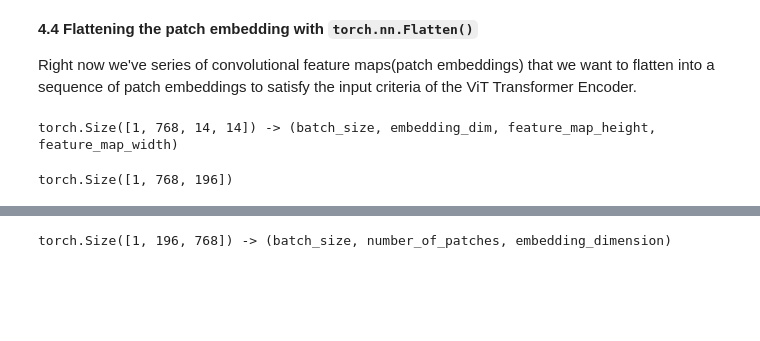
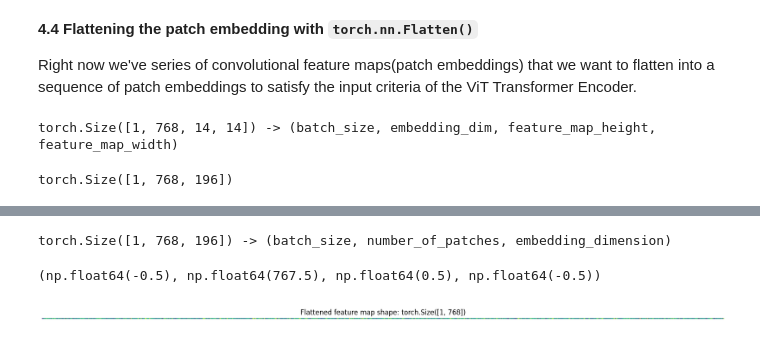
Before and after one commit to shivabasnet85/learning-pytorch-journey, a Jupyter notebook: Copy_of_08_pytorch_paper_replicating.ipynb, the cells around one changed output, grey strips where cells are left out. Saved outputs shown, nothing was run; the diff lists cells and outputs as text; code cells hidden in the pictures; blank space fills up the shorter version.

```diff
--- a/Copy_of_08_pytorch_paper_replicating.ipynb
+++ b/Copy_of_08_pytorch_paper_replicating.ipynb
@@ -518,5 +518,18 @@ Flattened image feature map shape: torch.Size([1, 768, 196])
 # %%
 # Rearrange output of flattened layer
+image_out_of_conv_flattened_permuted = image_out_of_conv_flattened.permute(0, 2, 1)
 print(f"{image_out_of_conv_flattened.permute(0, 2, 1).shape} -> (batch_size, number_of_patches, embedding_dimension)")
 # %% [output]
-torch.Size([1, 196, 768]) -> (batch_size, number_of_patches, embedding_dimension)
+torch.Size([1, 768, 196]) -> (batch_size, number_of_patches, embedding_dimension)
+# %%
+# Get a single flattened feature map
+single_flattened_feature_map = image_out_of_conv_flattened_permuted[:,:,0]
+
+# Plot the flattened feature map visually
+plt.figure(figsize=(22, 22))
+plt.imshow(single_flattened_feature_map.detach().numpy())
+plt.title(f"Flattened feature map shape: {single_flattened_feature_map.shape}")
+plt.axis(False)
+# %% [output]
+(np.float64(-0.5), np.float64(767.5), np.float64(0.5), np.float64(-0.5))
+[figure, added]
```
Also changed, not shown: parts of 11 cells of this notebook.
